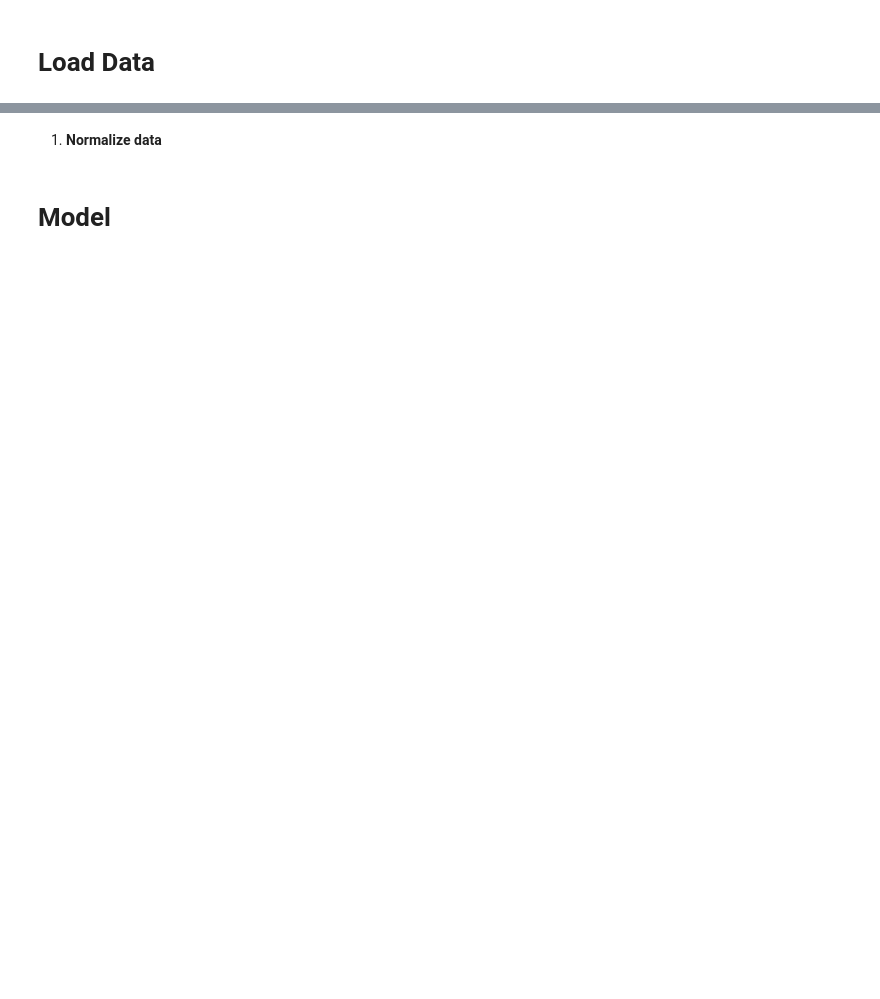
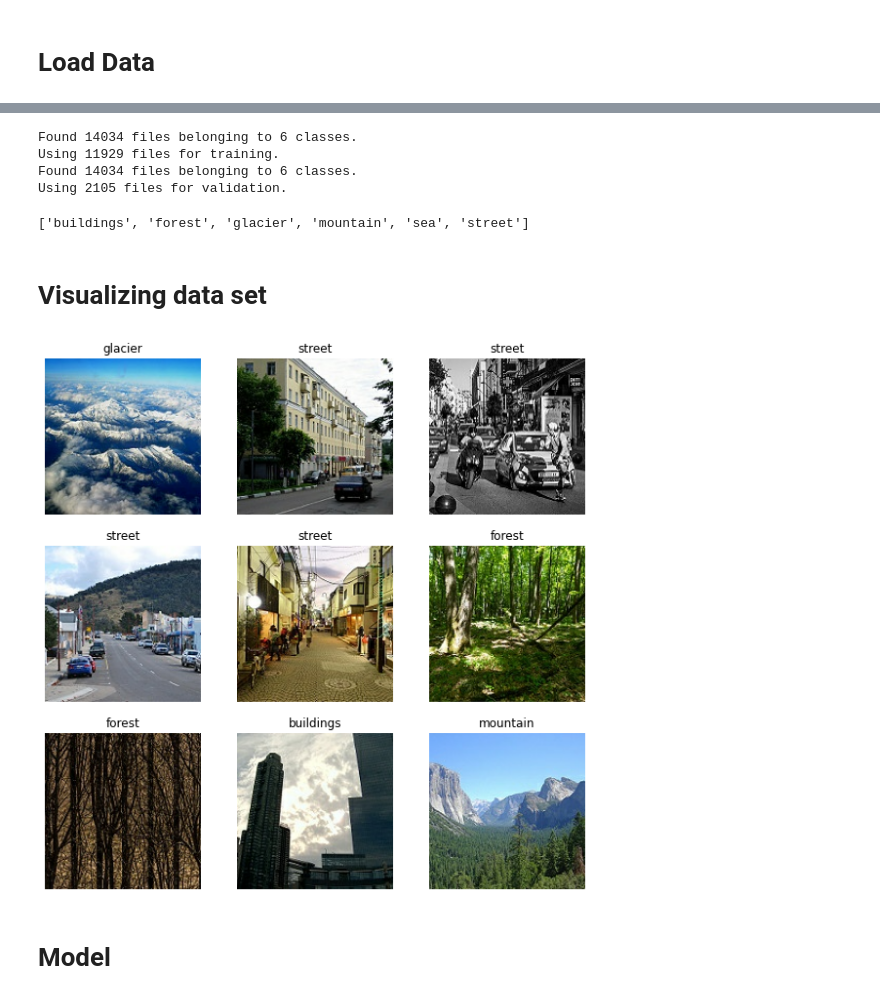
Before and after one commit to muhammad-usama-aleem/CIFAR-10-Classification, a Jupyter notebook: CIFAR_10_Classification.ipynb, the cells around one changed output, grey strips where cells are left out. Cells and saved outputs as stored; diff of their text form; code cells hidden in the pictures; blank space fills up the shorter version.

Commit message:
Using data fetch and catch

```diff
--- a/CIFAR_10_Classification.ipynb
+++ b/CIFAR_10_Classification.ipynb
@@ -20,4 +74,38 @@ from tensorflow.keras import datasets
+# %%
+TRAIN_DIR = "/content/seg_train/seg_train"
+# %%
+# splitting into train and validation
+train_data = tf.keras.preprocessing.image_dataset_from_directory(
+    TRAIN_DIR,
+    validation_split=0.15, # seprating 15% of train dataset for validation
+    subset='training',
+    seed=124, # give any non negative number to split the dataset into valid and split
+    image_size = (IMAGE_WIDTH, IMAGE_HEIGHT),
+    batch_size = 32
+)
+
+val_data = tf.keras.preprocessing.image_dataset_from_directory(
+    TRAIN_DIR,
+    validation_split=0.15,
+    subset='validation',
+    seed=124,
+    image_size = (IMAGE_WIDTH, IMAGE_HEIGHT),
+    batch_size = 32
+)
+# %% [output]
+Found 14034 files belonging to 6 classes.
+Using 11929 files for training.
+Found 14034 files belonging to 6 classes.
+Using 2105 files for validation.
+# %%
+class_names = train_data.class_names
+class_names
+# %% [output]
+['buildings', 'forest', 'glacier', 'mountain', 'sea', 'street']
+# %%
+AUTOTUNE = tf.data.AUTOTUNE
+
+train_data = train_data.cache().shuffle(1000).prefetch(buffer_size=AUTOTUNE)
+val_data = val_data.cache().prefetch(buffer_size=AUTOTUNE)
 # %% [markdown]
-
-
-1.   **Normalize data**
+# **Visualizing data set**
@@ -27,2 +112,14 @@ test_x = test_x/255.0
+# %%
+import matplotlib.pyplot as plt
+
+plt.figure(figsize=(10, 10))
+for images, labels in train_data.take(1):
+    for i in range(9):
+        ax = plt.subplot(3, 3, i + 1)
+        plt.imshow(images[i].numpy().astype("uint8"))
+        plt.title(class_names[labels[i]])
+        plt.axis("off")
+# %% [output]
+[figure, added]
 # %% [markdown]
 # **Model**
```
Also changed, not shown: parts of 26 cells of this notebook.
